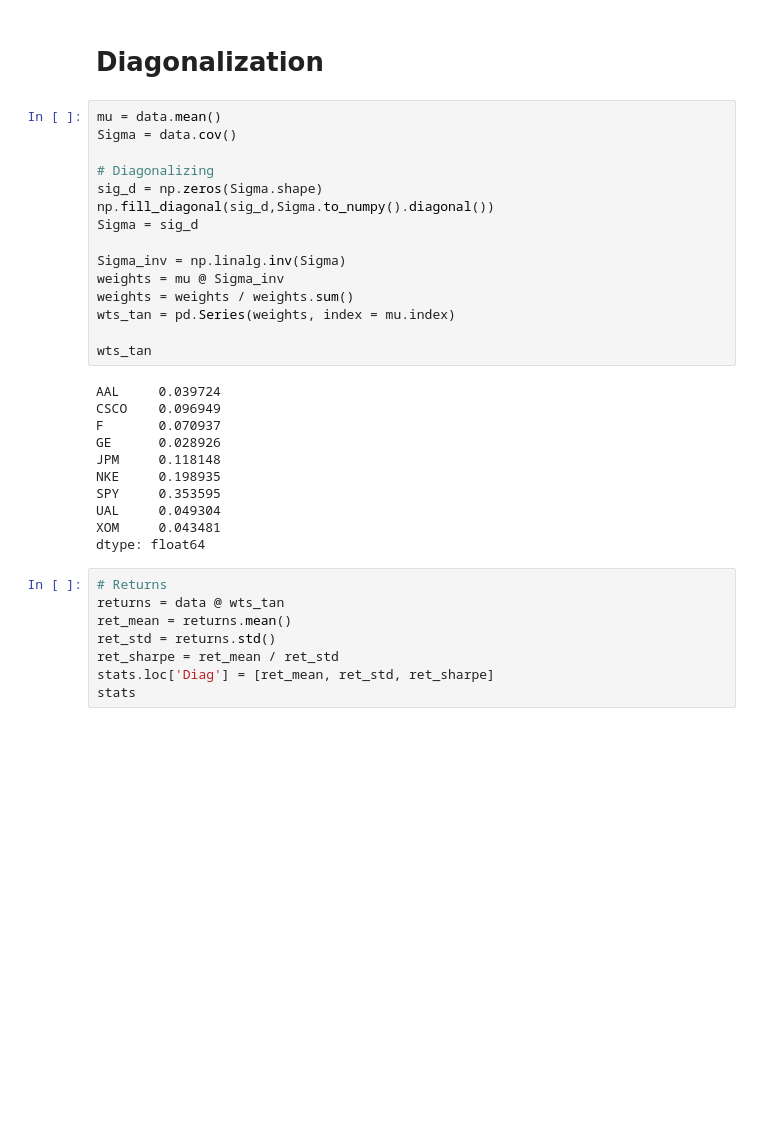
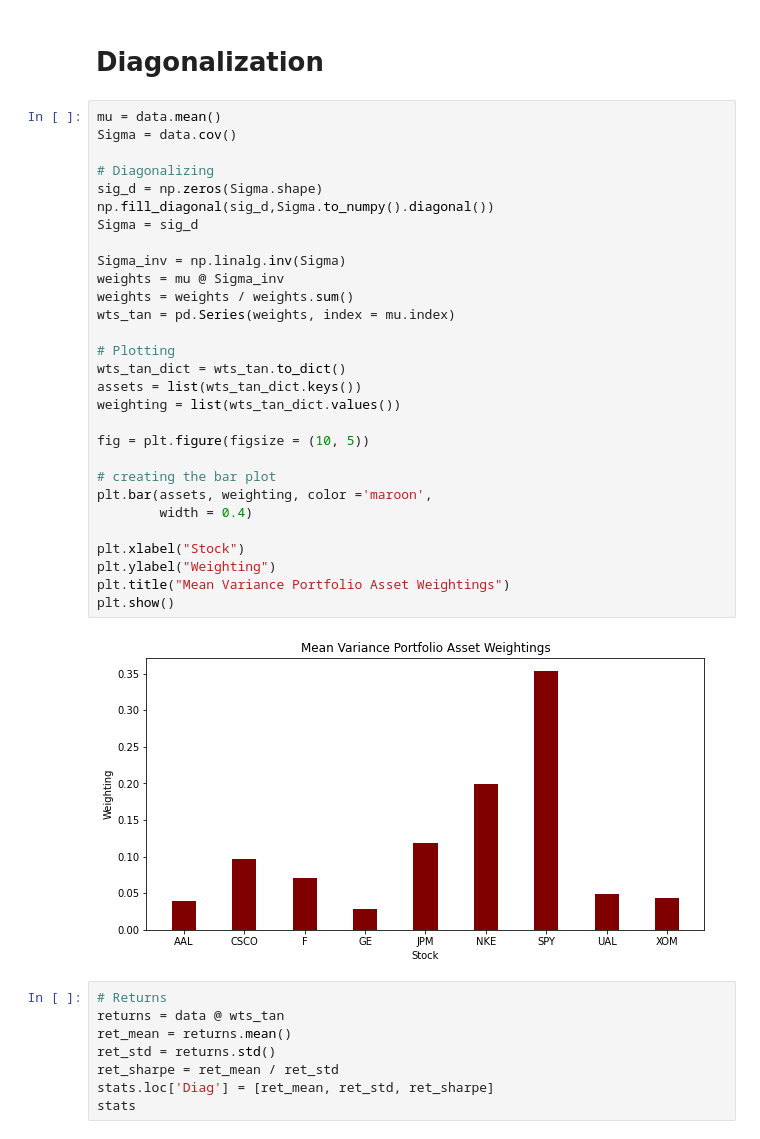
Before and after one commit to ParagonGlobalInvestments/PNG-Quant-Curriculum, a Jupyter notebook: Lectures/Lecture 1/Lecture 1 Notes.ipynb, the cells around one changed output. Saved outputs shown, nothing was run; the diff lists cells and outputs as text; blank space fills up the shorter version.

```diff
--- a/Lectures/Lecture 1/Lecture 1 Notes.ipynb
+++ b/Lectures/Lecture 1/Lecture 1 Notes.ipynb
@@ -171,29 +188,34 @@ stats
 # %%
 mu = data.mean()
 Sigma = data.cov()
 
 # Diagonalizing
 sig_d = np.zeros(Sigma.shape)
 np.fill_diagonal(sig_d,Sigma.to_numpy().diagonal())
 Sigma = sig_d
 
 Sigma_inv = np.linalg.inv(Sigma)
 weights = mu @ Sigma_inv
 weights = weights / weights.sum()
 wts_tan = pd.Series(weights, index = mu.index)
 
-wts_tan
+# Plotting
+wts_tan_dict = wts_tan.to_dict()
+assets = list(wts_tan_dict.keys())
+weighting = list(wts_tan_dict.values())
+
+fig = plt.figure(figsize = (10, 5))
+
+# creating the bar plot
+plt.bar(assets, weighting, color ='maroon',
+        width = 0.4)
+
+plt.xlabel("Stock")
+plt.ylabel("Weighting")
+plt.title("Mean Variance Portfolio Asset Weightings")
+plt.show()
 # %% [output]
-AAL     0.039724
-CSCO    0.096949
-F       0.070937
-GE      0.028926
-JPM     0.118148
-NKE     0.198935
-SPY     0.353595
-UAL     0.049304
-XOM     0.043481
-dtype: float64
+[figure, added]
 # %%
 # Returns
 returns = data @ wts_tan
```
Also changed, not shown: parts of 3 cells of this notebook, 4 other files.
